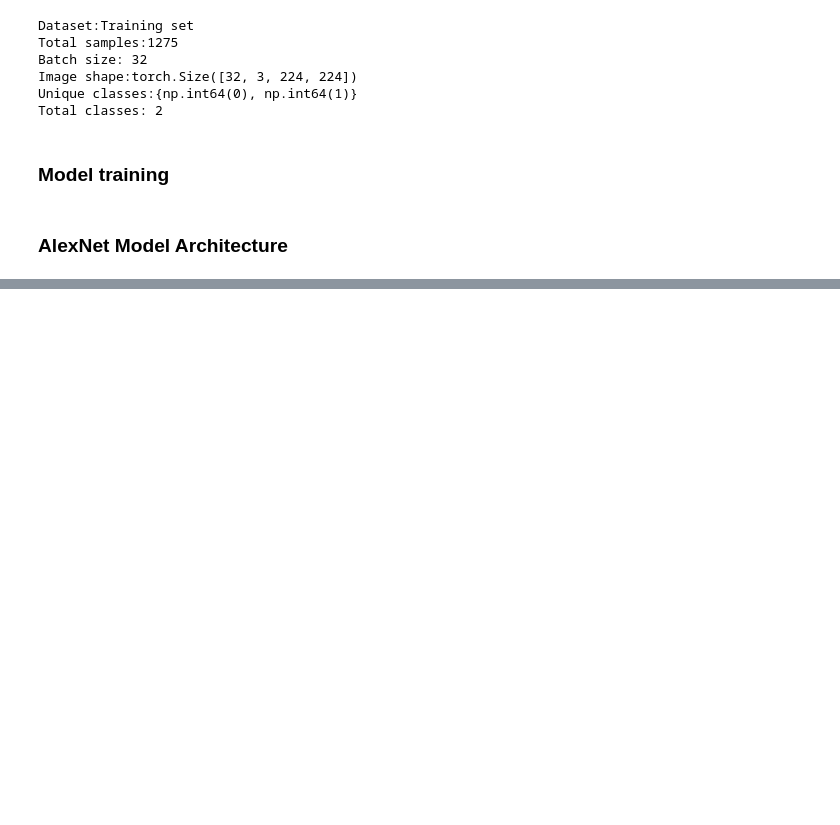
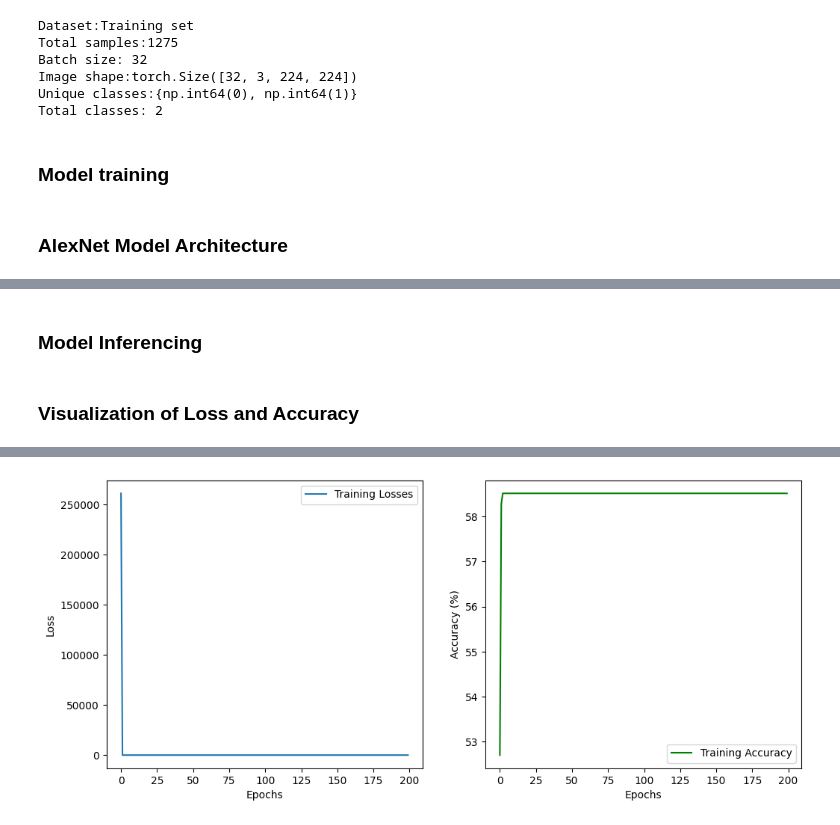
Before and after one commit to Arannamoy-Mondal/NLP-MLOPS, a Jupyter notebook: Pytorch/10 AlexNet.ipynb, the cells around one changed output, grey strips where cells are left out. Cells and saved outputs as stored; diff of their text form; code cells hidden in the pictures; blank space fills up the shorter version.

```diff
--- a/Pytorch/10 AlexNet.ipynb
+++ b/Pytorch/10 AlexNet.ipynb
@@ -121,0 +153,17 @@ class AlexNet(nn.Module):
+# %%
+def evaluate():
+    model.eval()
+    correct,total=0,0
+    with torch.no_grad():
+        for images,labels in test_loader:
+            images,labels=images.to(device),labels.to(device)
+            outputs=model(images)
+            _,predicted=outputs.max(1)
+            total+=labels.size(0)
+            correct+=predicted.eq(labels).sum().item()
+
+    accuracy=100.*correct/total
+    print(f"Test Accuracy: {accuracy:0.2f}%")
+    return accuracy
+# %% [markdown]
+### Model Inferencing
@@ -121,0 +182,30 @@ class AlexNet(nn.Module):
+# %% [markdown]
+### Visualization of Loss and Accuracy
+# %%
+def plot_metrics(train_losses,train_aacuracies):
+    plt.figure(figsize=(12,5))
+    plt.subplot(1,2,1)
+    plt.plot(train_losses,label="Training Losses")
+    plt.xlabel("Epochs")
+    plt.ylabel("Loss")
+    plt.legend()
+    plt.subplot(1,2,2)
+    plt.plot(train_aacuracies,label="Training Accuracy",color="green")
+    plt.xlabel("Epochs")
+    plt.ylabel("Accuracy (%)")
+    plt.legend()
+    plt.show()
+# %%
+print("*"*50)
+print("training started")
+train_losses,train_accuracies=train(2000)
+# train(200)
+print('Train Completed')
+print("*"*50)
+print("Model Evaluation Started")
+evaluate()
+print("Model evaluation started")
+print("*"*50)
+print("Plotting Metrices")
+plot_metrics(train_losses,train_accuracies)
+# %% [output]
@@ -121,0 +231 @@ class AlexNet(nn.Module):
+[figure, added]
```
Also changed, not shown: parts of 9 cells of this notebook, 1 other file.
